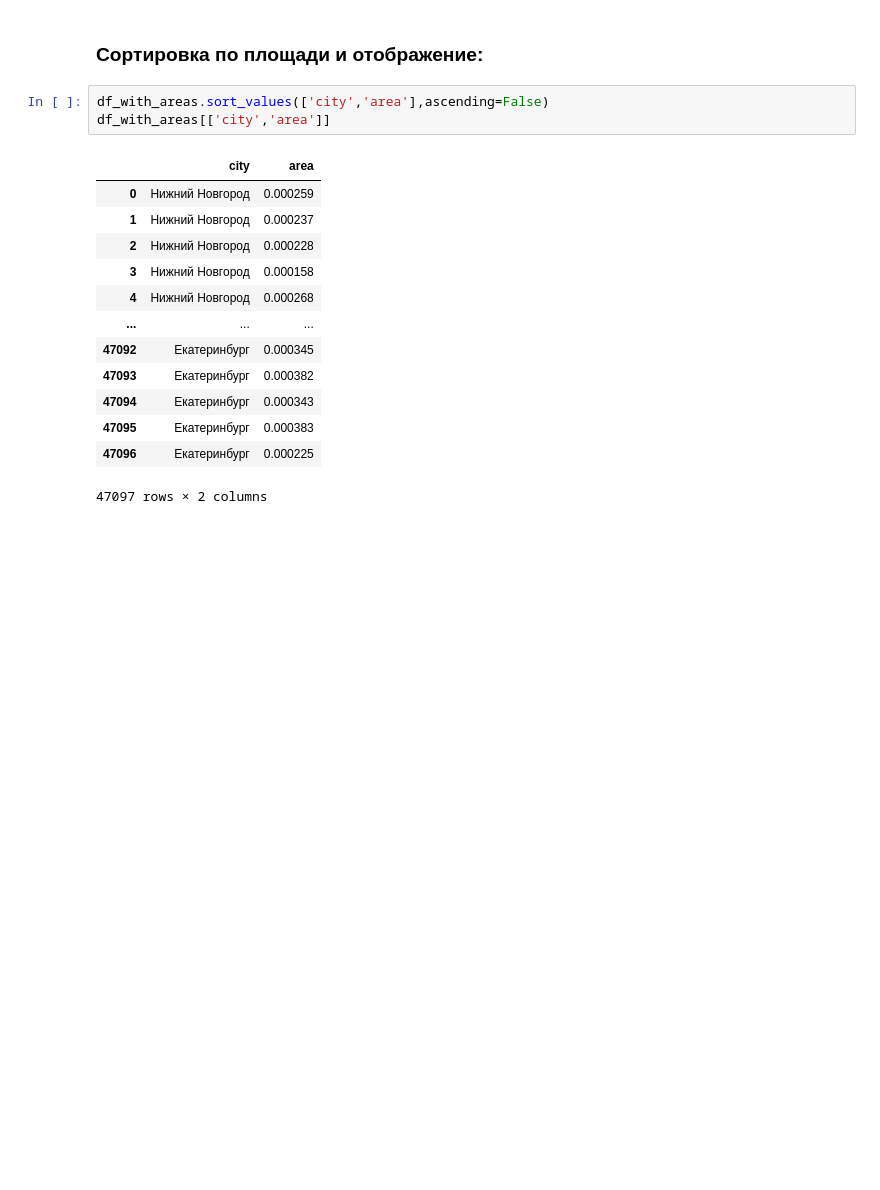
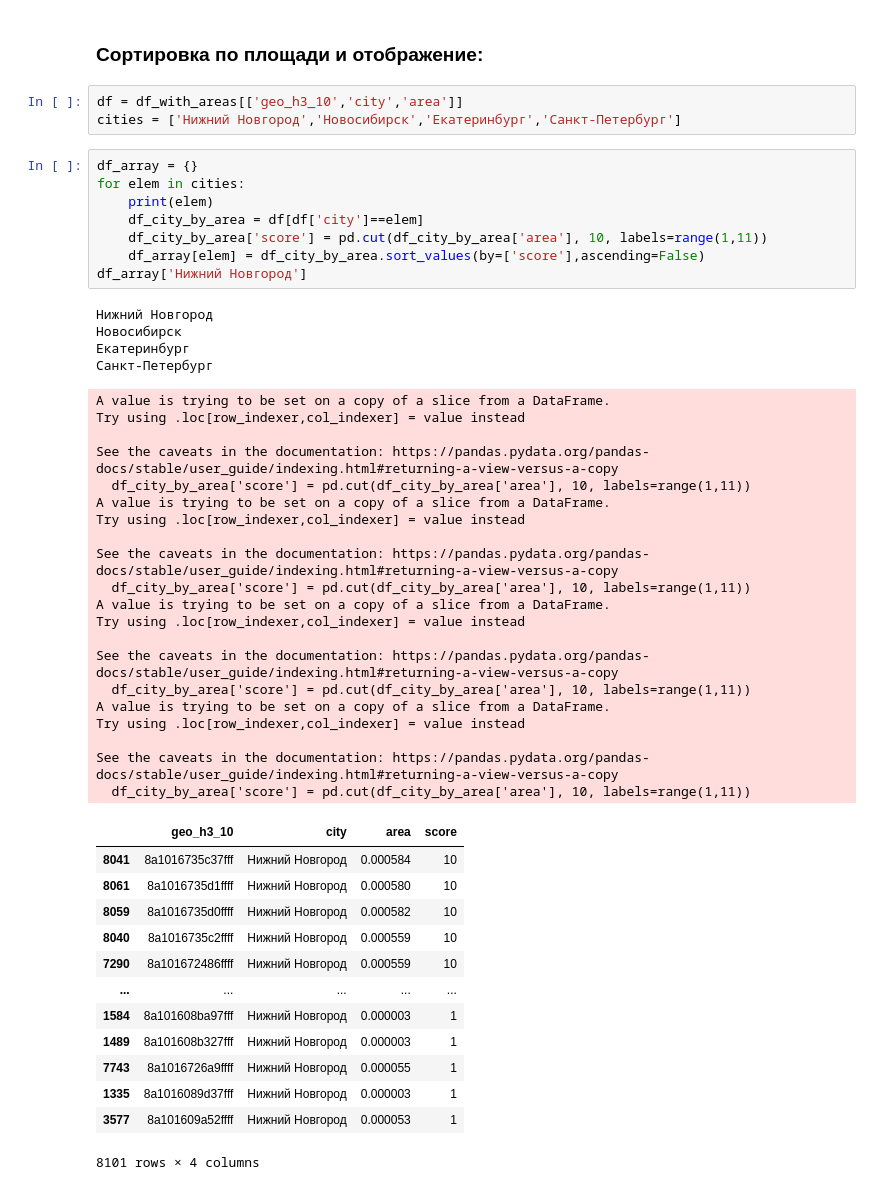
Before and after one commit to vladislav3112/alpha-bank-contest, a Jupyter notebook: result.ipynb, the cells around one changed output. Drawn from its saved outputs; the diff is of its cells as text; blank space fills up the shorter version.

Commit message:
added table: score by hexagon area

```diff
--- a/Визуализация.ipynb
+++ b/result.ipynb
@@ -234,20 +235,52 @@ df_with_areas
 47097 rows × 6 columns
 # %% [markdown]
 ### Сортировка по площади и отображение:
-# %%
-df_with_areas.sort_values(['city','area'],ascending=False)
-df_with_areas[['city','area']]
-# %% [output]
-|  | city | area |
-| 0 | Нижний Новгород | 0.000259 |
-| 1 | Нижний Новгород | 0.000237 |
-| 2 | Нижний Новгород | 0.000228 |
-| 3 | Нижний Новгород | 0.000158 |
-| 4 | Нижний Новгород | 0.000268 |
-| ... | ... | ... |
-| 47092 | Екатеринбург | 0.000345 |
-| 47093 | Екатеринбург | 0.000382 |
-| 47094 | Екатеринбург | 0.000343 |
-| 47095 | Екатеринбург | 0.000383 |
-| 47096 | Екатеринбург | 0.000225 |
-47097 rows × 2 columns
+# %%
+df = df_with_areas[['geo_h3_10','city','area']]
+cities = ['Нижний Новгород','Новосибирск','Екатеринбург','Санкт-Петербург']
+# %%
+df_array = {}
+for elem in cities:
+    print(elem)
+    df_city_by_area = df[df['city']==elem]
+    df_city_by_area['score'] = pd.cut(df_city_by_area['area'], 10, labels=range(1,11))
+    df_array[elem] = df_city_by_area.sort_values(by=['score'],ascending=False)
+df_array['Нижний Новгород']
+# %% [output]
+Нижний Новгород
+Новосибирск
+Екатеринбург
+Санкт-Петербург
+A value is trying to be set on a copy of a slice from a DataFrame.
+Try using .loc[row_indexer,col_indexer] = value instead
+
+See the caveats in the documentation: https://pandas.pydata.org/pandas-docs/stable/user_guide/indexing.html#returning-a-view-versus-a-copy
+  df_city_by_area['score'] = pd.cut(df_city_by_area['area'], 10, labels=range(1,11))
+A value is trying to be set on a copy of a slice from a DataFrame.
+Try using .loc[row_indexer,col_indexer] = value instead
+
+See the caveats in the documentation: https://pandas.pydata.org/pandas-docs/stable/user_guide/indexing.html#returning-a-view-versus-a-copy
+  df_city_by_area['score'] = pd.cut(df_city_by_area['area'], 10, labels=range(1,11))
+A value is trying to be set on a copy of a slice from a DataFrame.
+Try using .loc[row_indexer,col_indexer] = value instead
+
+See the caveats in the documentation: https://pandas.pydata.org/pandas-docs/stable/user_guide/indexing.html#returning-a-view-versus-a-copy
+  df_city_by_area['score'] = pd.cut(df_city_by_area['area'], 10, labels=range(1,11))
+A value is trying to be set on a copy of a slice from a DataFrame.
+Try using .loc[row_indexer,col_indexer] = value instead
+
+See the caveats in the documentation: https://pandas.pydata.org/pandas-docs/stable/user_guide/indexing.html#returning-a-view-versus-a-copy
+  df_city_by_area['score'] = pd.cut(df_city_by_area['area'], 10, labels=range(1,11))
+|  | geo_h3_10 | city | area | score |
+| 8041 | 8a1016735c37fff | Нижний Новгород | 0.000584 | 10 |
+| 8061 | 8a1016735d1ffff | Нижний Новгород | 0.000580 | 10 |
+| 8059 | 8a1016735d0ffff | Нижний Новгород | 0.000582 | 10 |
+| 8040 | 8a1016735c2ffff | Нижний Новгород | 0.000559 | 10 |
+| 7290 | 8a101672486ffff | Нижний Новгород | 0.000559 | 10 |
+| ... | ... | ... | ... | ... |
+| 1584 | 8a101608ba97fff | Нижний Новгород | 0.000003 | 1 |
+| 1489 | 8a101608b327fff | Нижний Новгород | 0.000003 | 1 |
+| 7743 | 8a1016726a9ffff | Нижний Новгород | 0.000055 | 1 |
+| 1335 | 8a1016089d37fff | Нижний Новгород | 0.000003 | 1 |
+| 3577 | 8a101609a52ffff | Нижний Новгород | 0.000053 | 1 |
+8101 rows × 4 columns
```
Also changed, not shown: parts of 4 cells of this notebook.
